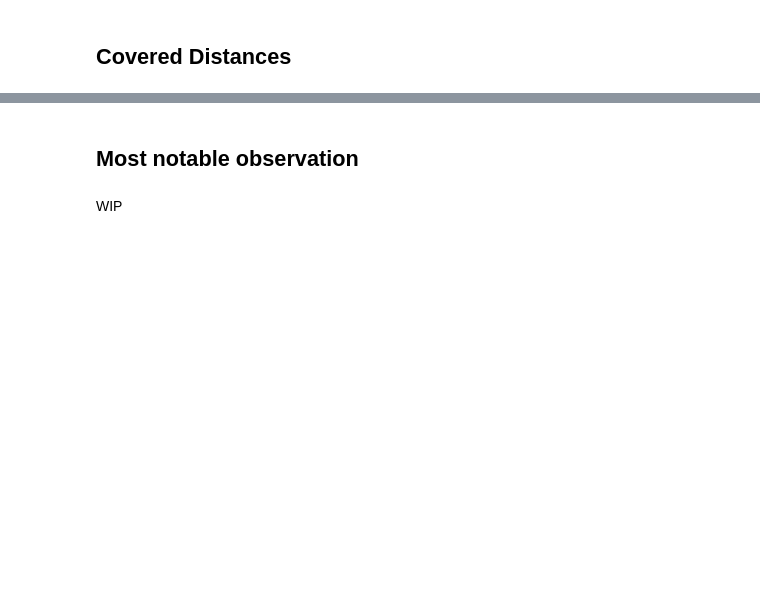
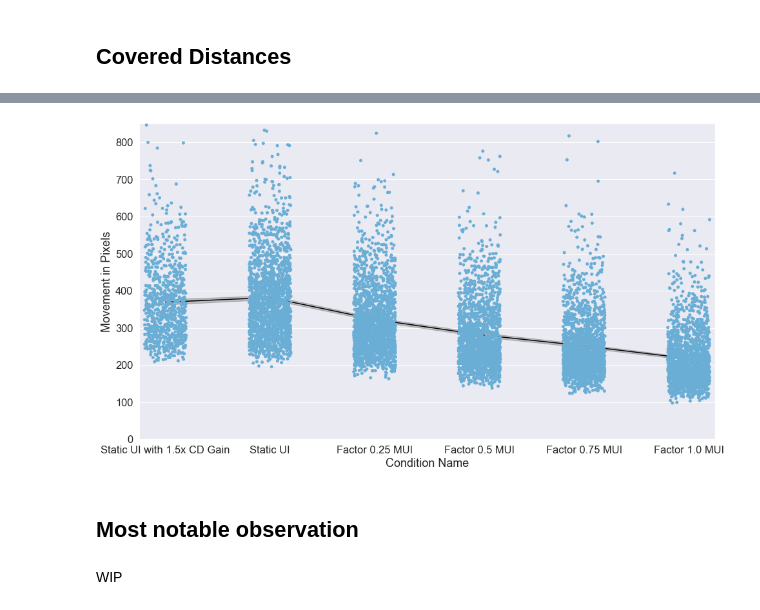
Before and after one commit to PDA-UR/Magnetic-UI-Evaluation-Kit, a Jupyter notebook: server/logs/MUI_Test_Evaluation.ipynb, the cells around one changed output, grey strips where cells are left out. Cells and saved outputs as stored; diff of their text form; code cells hidden in the pictures; blank space fills up the shorter version.

```diff
--- a/server/logs/MUI_Test_Evaluation.ipynb
+++ b/server/logs/MUI_Test_Evaluation.ipynb
@@ -448,3 +481,9 @@ Mean covered distance of cursor for Static UI with 1.5x CD Gain: 413.68397652563
+# %%
+sns.stripplot("Condition Name", 'Movement in Pixels', data=d, jitter=0.2, palette=sns.color_palette("Blues", n_colors=1,desat=1));
+p = sns.lineplot("Condition Name", 'Movement in Pixels', data=d, color="Black");
+p.set(ylim=(0, 850));
+# %% [output]
+[figure, added]
 # %% [markdown]
 ## Most notable observation
 # %% [markdown]
```
Also changed, not shown: parts of 19 cells of this notebook.
